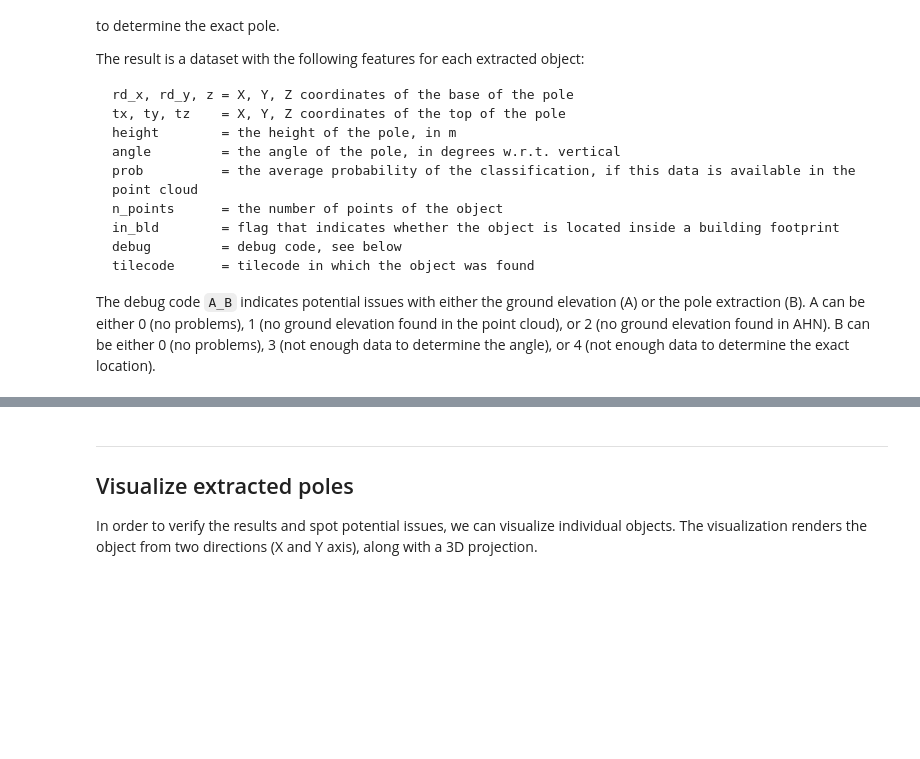
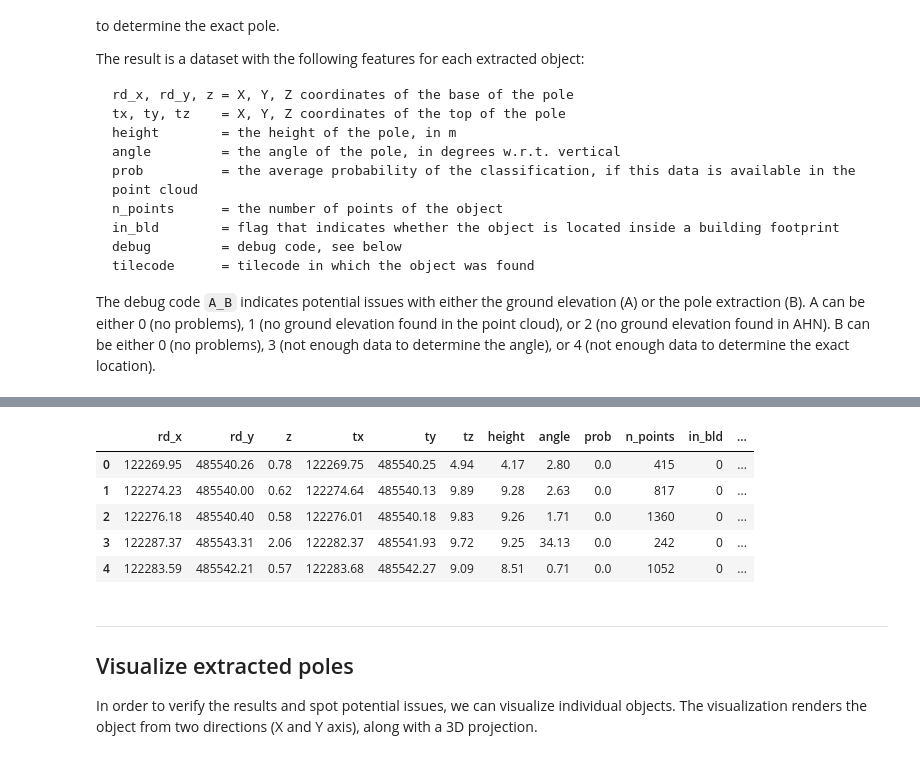
Before and after one commit to Amsterdam-AI-Team/Urban_PointCloud_Analysis, a Jupyter notebook: notebooks/Extract_poles.ipynb, the cells around one changed output, grey strips where cells are left out. Saved outputs shown, nothing was run; the diff lists cells and outputs as text; code cells hidden in the pictures; blank space fills up the shorter version.

```diff
--- a/notebooks/Extract_poles.ipynb
+++ b/notebooks/Extract_poles.ipynb
@@ -107,3 +152,12 @@ poles_df = pd.DataFrame(locations, columns=HEADERS)
+# %%
+poles_df.head(2)
+# %% [output]
+|  | rd_x | rd_y | z | tx | ty | tz | height | angle | prob | n_points | in_bld | ... |
+| 0 | 122269.95 | 485540.26 | 0.78 | 122269.75 | 485540.25 | 4.94 | 4.17 | 2.80 | 0.0 | 415 | 0 | ... |
+| 1 | 122274.23 | 485540.00 | 0.62 | 122274.64 | 485540.13 | 9.89 | 9.28 | 2.63 | 0.0 | 817 | 0 | ... |
+| 2 | 122276.18 | 485540.40 | 0.58 | 122276.01 | 485540.18 | 9.83 | 9.26 | 1.71 | 0.0 | 1360 | 0 | ... |
+| 3 | 122287.37 | 485543.31 | 2.06 | 122282.37 | 485541.93 | 9.72 | 9.25 | 34.13 | 0.0 | 242 | 0 | ... |
+| 4 | 122283.59 | 485542.21 | 0.57 | 122283.68 | 485542.27 | 9.09 | 8.51 | 0.71 | 0.0 | 1052 | 0 | ... |
 # %%
 # Save the data in CSV format.
 poles_df.to_csv(output_file, index=False)
```
Also changed, not shown: parts of 10 cells of this notebook, 2 other files.
